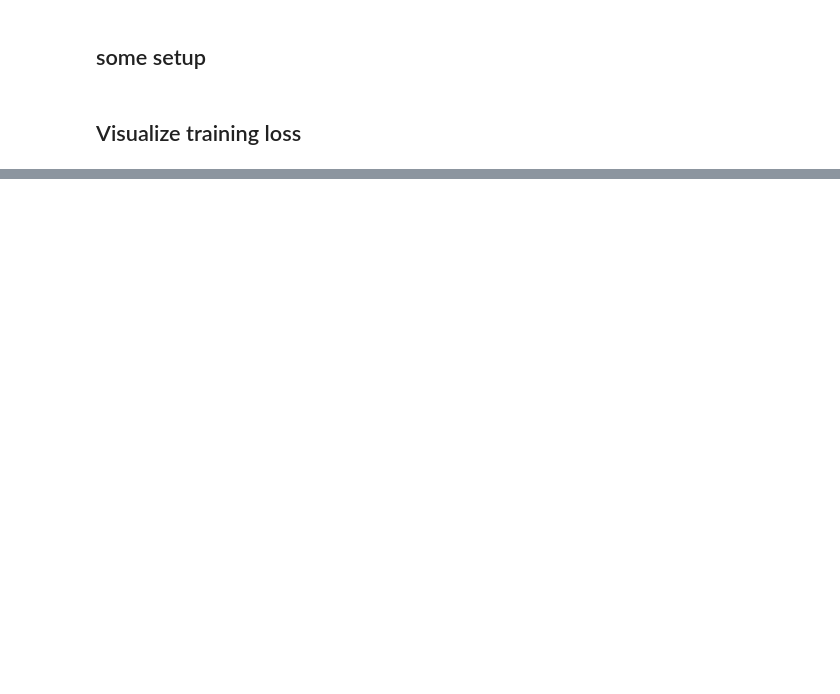
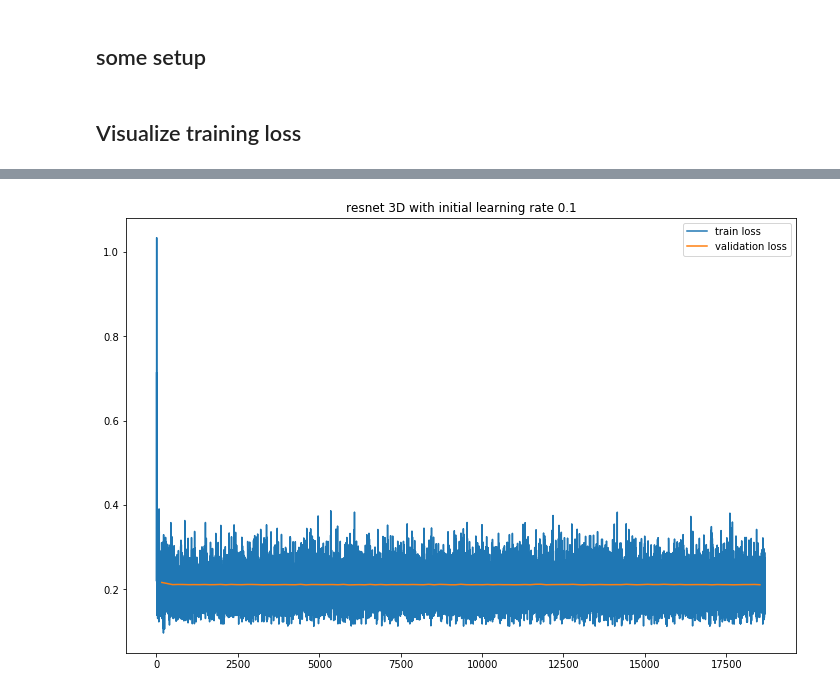
Before and after one commit to bonyuta0204/pytorch-i3d, a Jupyter notebook: notebook/resnet_analysis.ipynb, the cells around one changed output, grey strips where cells are left out. Cells and saved outputs as stored; diff of their text form; code cells hidden in the pictures; blank space fills up the shorter version.

```diff
--- a/notebook/resnet_analysis.ipynb
+++ b/notebook/resnet_analysis.ipynb
@@ -193,0 +78,7 @@ plt.savefig(run_3d.figure_file("auc.pdf"))
+# %%
+plot_learning_curve(
+    run_3d.log_file,
+    run_3d.figure_file("learning_curve.pdf"),
+    title="resnet 3D with initial learning rate 0.1")
+# %% [output]
+[figure, added]
```
Also changed, not shown: parts of 37 cells of this notebook, 21 other files.
